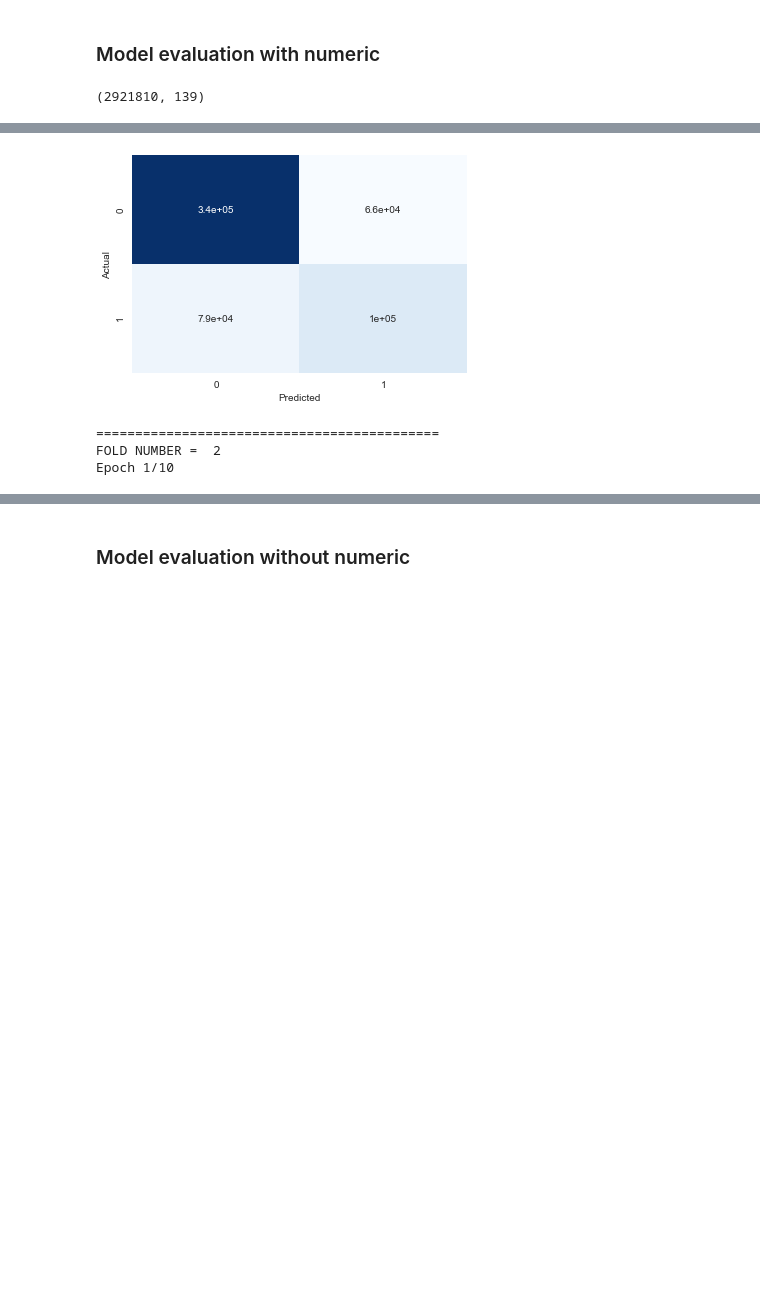
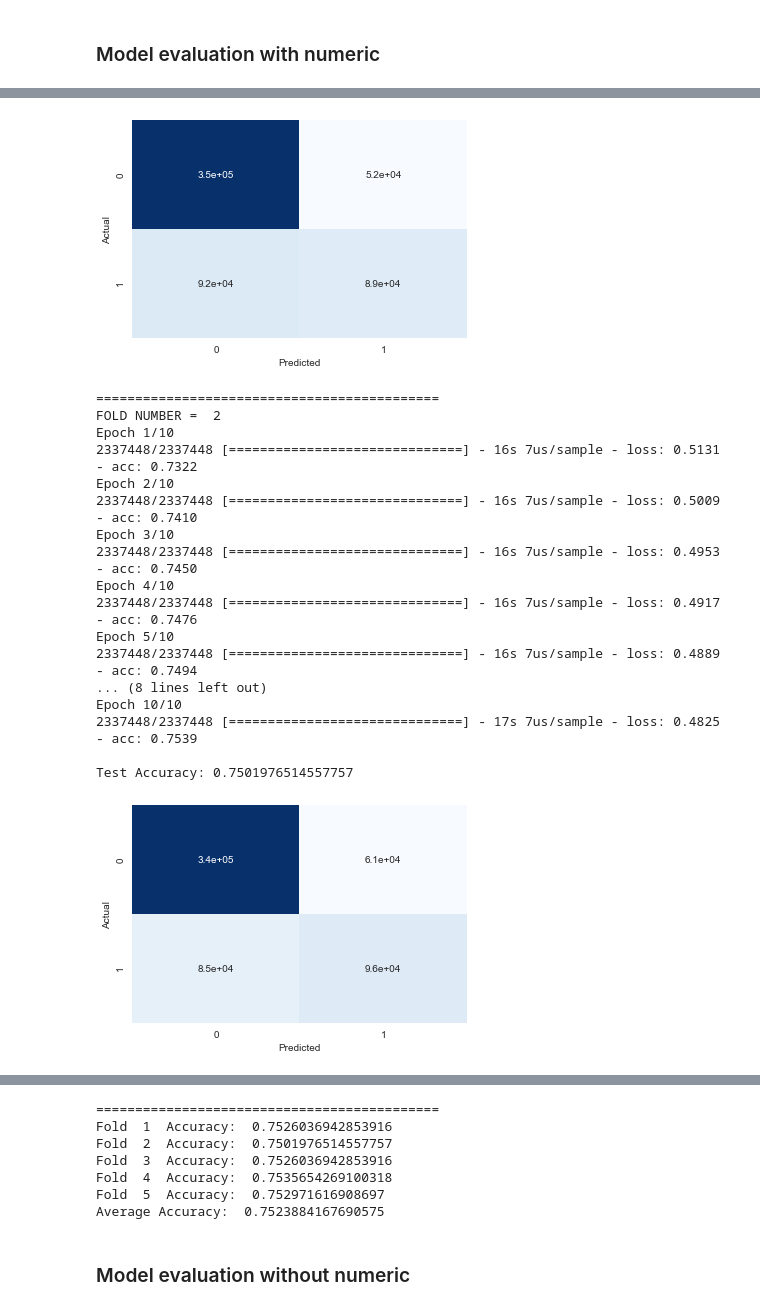
Before and after one commit to Abhilash240800/FinalProject_USAccidents, a Jupyter notebook: Jupyter Notebooks/NeuralNet_v2.ipynb, the cells around one changed output, grey strips where cells are left out. Drawn from its saved outputs; the diff is of its cells as text; code cells hidden in the pictures; blank space fills up the shorter version.

```diff
--- a/Jupyter Notebooks/NeuralNet_v2.ipynb
+++ b/Jupyter Notebooks/NeuralNet_v2.ipynb
@@ -60,13 +57,13 @@ data = data.drop('Severity', axis=1)
 * "E" = ["E", "East", "ESE", "ENE"]
 * "VAR" = ["VAR", "Variable"]
 # %%
-df.loc[df['Wind_Direction']=='Calm','Wind_Direction'] = 'CALM'
-df.loc[(df['Wind_Direction']=='West')|(df['Wind_Direction']=='WSW')|(df['Wind_Direction']=='WNW'),'Wind_Direction'] = 'W'
-df.loc[(df['Wind_Direction']=='South')|(df['Wind_Direction']=='SSW')|(df['Wind_Direction']=='SSE'),'Wind_Direction'] = 'S'
-df.loc[(df['Wind_Direction']=='North')|(df['Wind_Direction']=='NNW')|(df['Wind_Direction']=='NNE'),'Wind_Direction'] = 'N'
-df.loc[(df['Wind_Direction']=='East')|(df['Wind_Direction']=='ESE')|(df['Wind_Direction']=='ENE'),'Wind_Direction'] = 'E'
-df.loc[df['Wind_Direction']=='Variable','Wind_Direction'] = 'VAR'
-print("Wind Direction after simplification: ", df['Wind_Direction'].unique())
+data.loc[data['Wind_Direction']=='Calm','Wind_Direction'] = 'CALM'
+data.loc[(data['Wind_Direction']=='West')|(data['Wind_Direction']=='WSW')|(data['Wind_Direction']=='WNW'),'Wind_Direction'] = 'W'
+data.loc[(data['Wind_Direction']=='South')|(data['Wind_Direction']=='SSW')|(data['Wind_Direction']=='SSE'),'Wind_Direction'] = 'S'
+data.loc[(data['Wind_Direction']=='North')|(data['Wind_Direction']=='NNW')|(data['Wind_Direction']=='NNE'),'Wind_Direction'] = 'N'
+data.loc[(data['Wind_Direction']=='East')|(data['Wind_Direction']=='ESE')|(data['Wind_Direction']=='ENE'),'Wind_Direction'] = 'E'
+data.loc[data['Wind_Direction']=='Variable','Wind_Direction'] = 'VAR'
+print("Wind Direction after simplification: ", data['Wind_Direction'].unique())
 # %% [output]
 Wind Direction after simplification:  ['SW' 'S' 'W' 'NW' 'N' 'VAR' 'SE' 'E' 'NE' 'CALM']
 # %% [markdown]
@@ -370,17 +367,13 @@ def Neural_Network(X,labels,neuron_size,epoch_size,k_folds):
     return accs
 # %% [markdown]
 ### Model evaluation with numeric
-# %%
-data.shape
-# %% [output]
-(2921810, 139)
 # %%
 data = feather.read_dataframe("{}_numeric_v2.feather".format(FILENAME))
 y = data['Grouped_Severity']
 X = data.drop(["Grouped_Severity"], axis=1)
 
 accuracies = Neural_Network(X,y,90,10,5)
-for i in range(1,4):
+for i in range(1,6):
     print("Fold ",i," Accuracy: ",accuracies[i-1])
 print("Average Accuracy: ",np.mean(accuracies))
 # %% [output]
@@ -404,4 +397,19 @@ accuracy: 0.7513292251562813
-[figure, old version]
+[figure, new version]
 ============================================
 FOLD NUMBER =  2
 Epoch 1/10
+2337448/2337448 [==============================] - 16s 7us/sample - loss: 0.5131 - acc: 0.7322
+Epoch 2/10
+2337448/2337448 [==============================] - 16s 7us/sample - loss: 0.5009 - acc: 0.7410
+Epoch 3/10
+2337448/2337448 [==============================] - 16s 7us/sample - loss: 0.4953 - acc: 0.7450
+Epoch 4/10
+2337448/2337448 [==============================] - 16s 7us/sample - loss: 0.4917 - acc: 0.7476
+Epoch 5/10
+2337448/2337448 [==============================] - 16s 7us/sample - loss: 0.4889 - acc: 0.7494
+... (8 lines left out)
+Epoch 10/10
+2337448/2337448 [==============================] - 17s 7us/sample - loss: 0.4825 - acc: 0.7539
+
+Test Accuracy: 0.7501976514557757
+[figure, added]
@@ -409,3 +470,10 @@ KeyboardInterrupt:
+============================================
+Fold  1  Accuracy:  0.7526036942853916
+Fold  2  Accuracy:  0.7501976514557757
+Fold  3  Accuracy:  0.7526036942853916
+Fold  4  Accuracy:  0.7535654269100318
+Fold  5  Accuracy:  0.752971616908697
+Average Accuracy:  0.7523884167690575
 # %% [markdown]
 ### Model evaluation without numeric
 # %%
```
Also changed, not shown: parts of 23 cells of this notebook, 1 other file.
